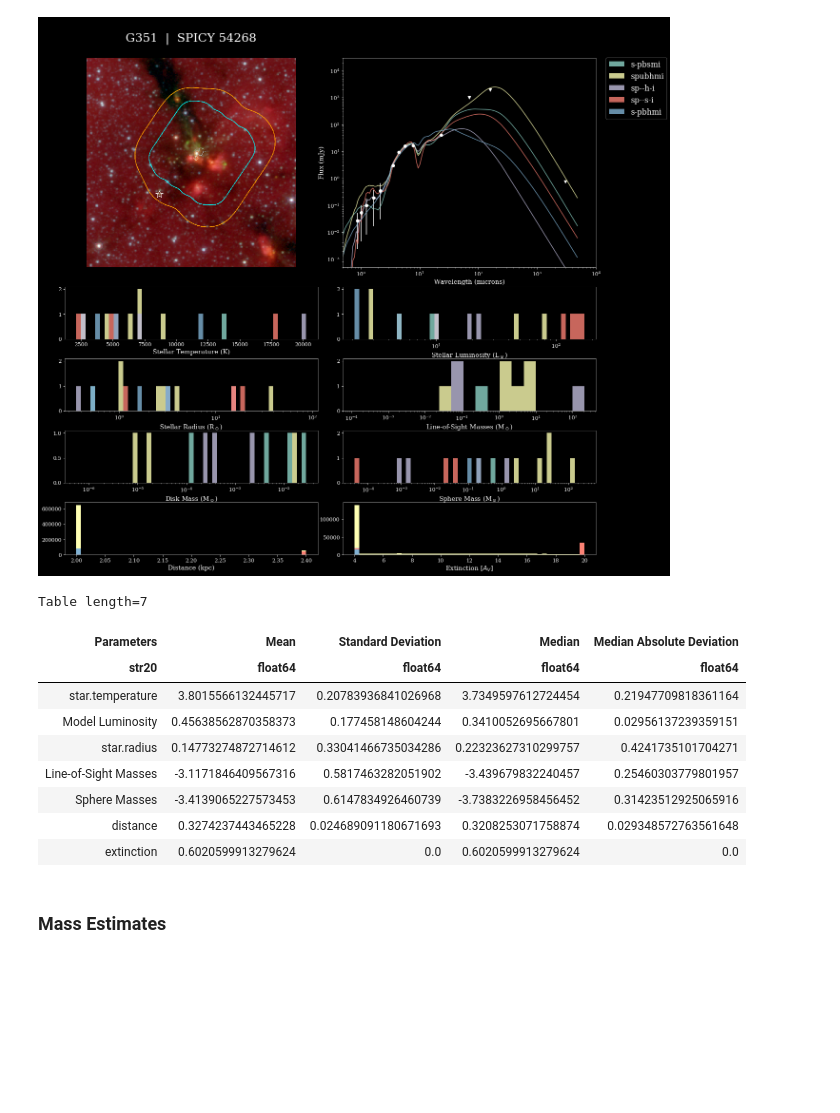
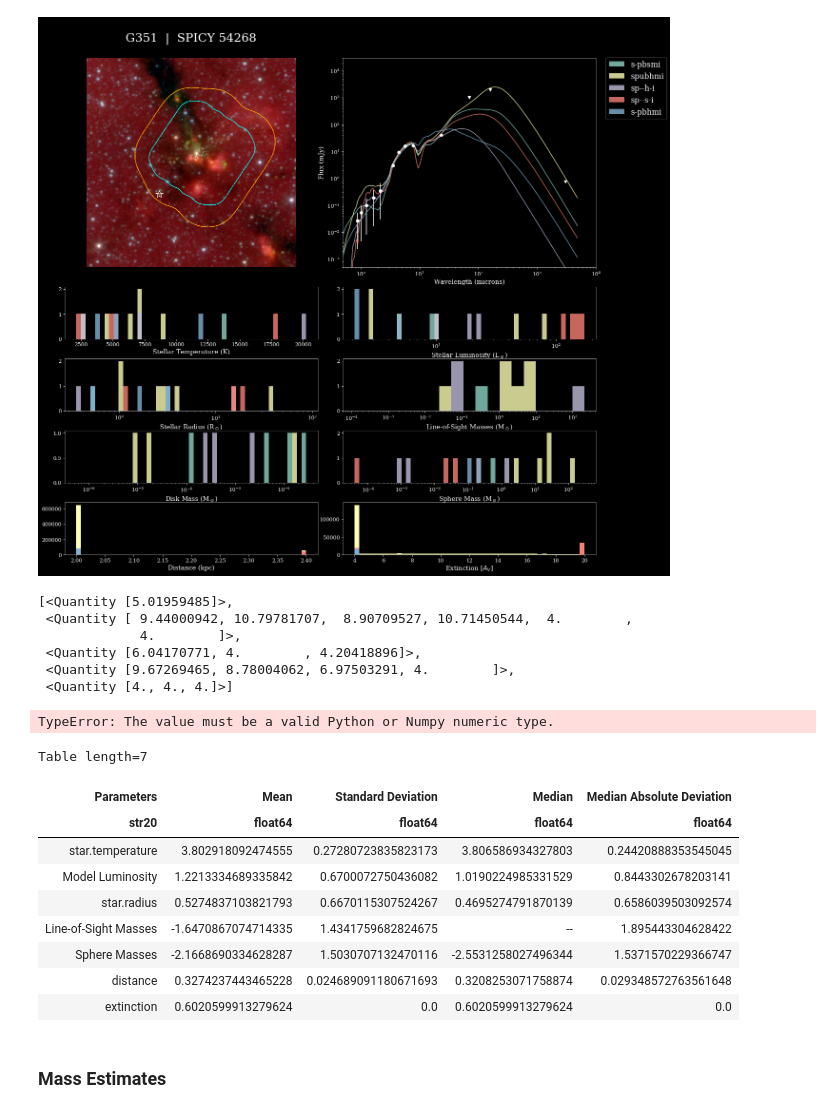
Before and after one commit to keflavich/SPICY_ALMAIMF, a Jupyter notebook: SPICY 54268 (Source 2).ipynb, the cells around one changed output. Cells and saved outputs as stored; diff of their text form; code cells hidden in the pictures; blank space fills up the shorter version.

```diff
--- a/SPICY 54268 (Source 2).ipynb
+++ b/SPICY 54268 (Source 2).ipynb
@@ -683,7 +684,7 @@ def binsfunction(param, kind, binsnum, chi2lim, geometries, bestfits, massnum=9)
     datamin = []
     datamax = []
     for geom in geometries:
-        pars, data = datafunction(geom, chi2lim, bestfits)
+        pars, data, selection = datafunction(geom, chi2lim, bestfits)
         if param in pars.keys():
             if param == "Line-of-Sight Masses":
                 dataparam = data[param]
@@ -802,7 +803,7 @@ distbins = binsfunction(10**(fitinfo.sc[selection]), 'dist', linnum, chi2lim, ge
 extbins = binsfunction(fitinfo.av[selection], 'ext', linnum, chi2lim, geometries, bestfits)
 
 for geom in geometries:
-    pars, data = datafunction(geom, chi2lim, bestfits)
+    pars, data, selection = datafunction(geom, chi2lim, bestfits)
 
     if 'star.temperature' in pars.keys():
         ax1.hist(data['star.temperature'], bins=tempbins, alpha=histalpha, label=geom)
@@ -982,7 +983,7 @@ sphbins = binsfunction('Sphere Masses', 'log', 50, chi2lim, geometries, bestfits
     # massnum index, which again has to do with aperture sizes
 
 for geom in geometries:
-    pars, data = datafunction(geom, chi2lim, bestfits)
+    pars, data, selection = datafunction(geom, chi2lim, bestfits)
 
     if 'star.temperature' in pars.keys():
         ax1.hist(data['star.temperature'], bins=tempbins, alpha=histalpha, label=geom)
@@ -1044,8 +1045,38 @@ ax9.axis('off')
 # %% [output]
 (450.0, 2400.0, 450.0, 2400.0)
 [figure]
+# %%
+all_data = []
+extinction_data, distance_data = [], []
+for geom in geometries:
+    pars, data, selection = datafunction(geom, chi2lim, bestfits)
+    all_data.append(data)
+    distance_data.append(10**bestfits[geom].sc[selection])
+    extinction_data.append(bestfits[geom].av[selection])
+data = table.vstack(all_data)
+extinction_data
+# %% [output]
+[<Quantity [5.01959485]>,
+ <Quantity [ 9.44000942, 10.79781707,  8.90709527, 10.71450544,  4.        ,
+             4.        ]>,
+ <Quantity [6.04170771, 4.        , 4.20418896]>,
+ <Quantity [9.67269465, 8.78004062, 6.97503291, 4.        ]>,
+ <Quantity [4., 4., 4.]>]
+# %%
+(extinction_data)
+# %% [output]
+TypeError: The value must be a valid Python or Numpy numeric type.
 # %%
 from astropy.stats import mad_std
+
+all_data = []
+extinction_data, distance_data = [], []
+for geom in geometries:
+    pars, data, selection = datafunction(geom, chi2lim, bestfits)
+    all_data.append(data)
+    distance_data.append(10**bestfits[geom].sc[selection])
+    extinction_data.append(bestfits[geom].av[selection])
+data = table.vstack(all_data)
 
 star_temp_mean = np.nanmean(np.log10(data['star.temperature']))
 model_lum_mean = np.nanmean(np.log10(data['Model Luminosity']))
@@ -1075,38 +1106,38 @@ distance_med = np.nanmedian(np.log10(10**fitinfo.sc[selection]))
 ext_med = np.nanmedian(np.log10(fitinfo.av[selection]))
 
 star_temp_mad = mad_std(np.log10(data['star.temperature']))
 model_lum_mad = mad_std(np.log10(data['Model Luminosity']))
 star_rad_mad = mad_std(np.log10(data['star.radius']))
 los_mass_mad = mad_std(np.log10(data['Line-of-Sight Masses'][:,1]))
 #disk_mass_mad = mad_std(np.log10(data['disk.mass']))
 sphere_mass_mad = mad_std(np.log10(data['Sphere Masses'][:,1]))
 distance_mad = mad_std(np.log10(10**fitinfo.sc[selection]))
 ext_mad = mad_std(np.log10(fitinfo.av[selection]))
 
 PARAMETERS = ['star.temperature', 'Model Luminosity', 'star.radius', 'Line-of-Sight Masses', 'Sphere Masses',
              'distance', 'extinction']
 STD = [star_temp_std, model_lum_std, star_rad_std, los_mass_std, sphere_mass_std, distance_std, ext_std]
 MEAN = [star_temp_mean, model_lum_mean, star_rad_mean, los_mass_mean, sphere_mass_mean, distance_mean,
        ext_mean]
 Median = [star_temp_med, model_lum_med, star_rad_med, los_mass_med, sphere_mass_med, distance_med,
        ext_med]
 MAD = [star_temp_mad, model_lum_mad, star_rad_mad, los_mass_mad, sphere_mass_mad, distance_mad,
        ext_mad]
 
 parameter_table = Table([PARAMETERS, MEAN, STD, Median, MAD],
              names=('Parameters', 'Mean', 'Standard Deviation','Median','Median Absolute Deviation'),
              meta={'name': 'SPICY 54268'})
 
 parameter_table
 # %% [output]
 Table length=7
 | Parameters | Mean | Standard Deviation | Median | Median Absolute Deviation |
 | str20 | float64 | float64 | float64 | float64 |
-| star.temperature | 3.8015566132445717 | 0.20783936841026968 | 3.7349597612724454 | 0.21947709818361164 |
-| Model Luminosity | 0.45638562870358373 | 0.177458148604244 | 0.3410052695667801 | 0.02956137239359151 |
-| star.radius | 0.14773274872714612 | 0.33041466735034286 | 0.22323627310299757 | 0.4241735101704271 |
-| Line-of-Sight Masses | -3.1171846409567316 | 0.5817463282051902 | -3.439679832240457 | 0.25460303779801957 |
-| Sphere Masses | -3.4139065227573453 | 0.6147834926460739 | -3.7383226958456452 | 0.31423512925065916 |
+| star.temperature | 3.802918092474555 | 0.27280723835823173 | 3.806586934327803 | 0.24420888353545045 |
+| Model Luminosity | 1.2213334689335842 | 0.6700072750436082 | 1.0190224985331529 | 0.8443302678203141 |
+| star.radius | 0.5274837103821793 | 0.6670115307524267 | 0.4695274791870139 | 0.6586039503092574 |
+| Line-of-Sight Masses | -1.6470867074714335 | 1.4341759682824675 | -- | 1.895443304628422 |
+| Sphere Masses | -2.1668690334628287 | 1.5030707132470116 | -2.5531258027496344 | 1.5371570229366747 |
 | distance | 0.3274237443465228 | 0.024689091180671693 | 0.3208253071758874 | 0.029348572763561648 |
 | extinction | 0.6020599913279624 | 0.0 | 0.6020599913279624 | 0.0 |
 # %% [markdown]
```
Also changed, not shown: parts of 5 cells of this notebook.
